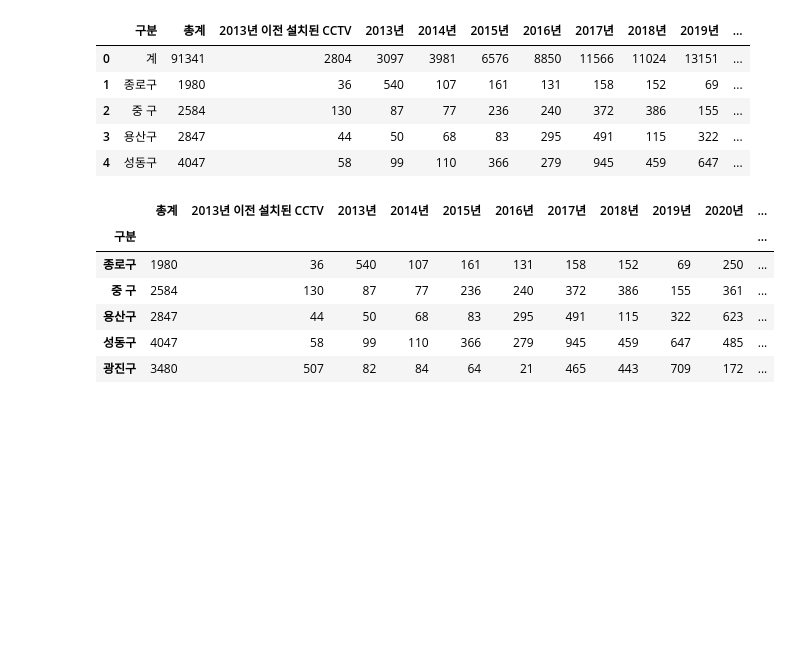
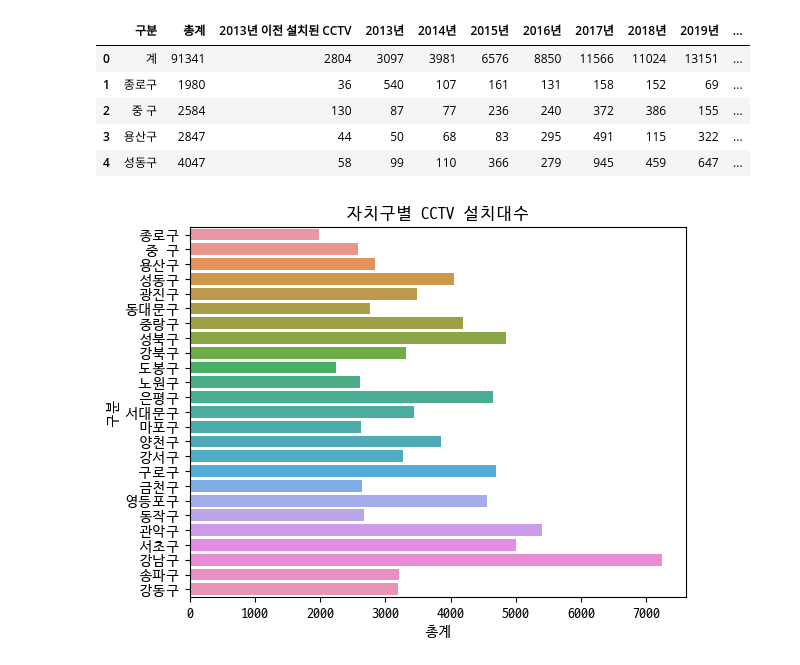
Before and after one commit to yumii2307/DataAnalysis_Lecture-2023.04, a Jupyter notebook: 03.시각화/99.과제.ipynb, the cells around one changed output. Saved outputs shown, nothing was run; the diff lists cells and outputs as text; code cells hidden in the pictures; blank space fills up the shorter version.

```diff
--- a/03.시각화/99.과제.ipynb
+++ b/03.시각화/99.과제.ipynb
@@ -58,16 +63,10 @@ cctv.head()
 | 2 | 중 구 | 2584 | 130 | 87 | 77 | 236 | 240 | 372 | 386 | 155 | ... |
 | 3 | 용산구 | 2847 | 44 | 50 | 68 | 83 | 295 | 491 | 115 | 322 | ... |
 | 4 | 성동구 | 4047 | 58 | 99 | 110 | 366 | 279 | 945 | 459 | 647 | ... |
-# %%
-cctv.drop([0], inplace=True)
-cctv.set_index('구분', inplace=True)
-cctv.head()
-# %% [output]
-|  | 총계 | 2013년 이전 설치된 CCTV | 2013년 | 2014년 | 2015년 | 2016년 | 2017년 | 2018년 | 2019년 | 2020년 | ... |
-| 구분 |  |  |  |  |  |  |  |  |  |  | ... |
-| 종로구 | 1980 | 36 | 540 | 107 | 161 | 131 | 158 | 152 | 69 | 250 | ... |
-| 중 구 | 2584 | 130 | 87 | 77 | 236 | 240 | 372 | 386 | 155 | 361 | ... |
-| 용산구 | 2847 | 44 | 50 | 68 | 83 | 295 | 491 | 115 | 322 | 623 | ... |
-| 성동구 | 4047 | 58 | 99 | 110 | 366 | 279 | 945 | 459 | 647 | 485 | ... |
-| 광진구 | 3480 | 507 | 82 | 84 | 64 | 21 | 465 | 443 | 709 | 172 | ... |
+# %%
+cctv.drop([0], inplace=True)
+sns.barplot(x='총계', y='구분', data=cctv)
+plt.title('자치구별 CCTV 설치대수');
+# %% [output]
+[figure, added]
 # %%
```
Also changed, not shown: parts of 6 cells of this notebook, 1 other file.
